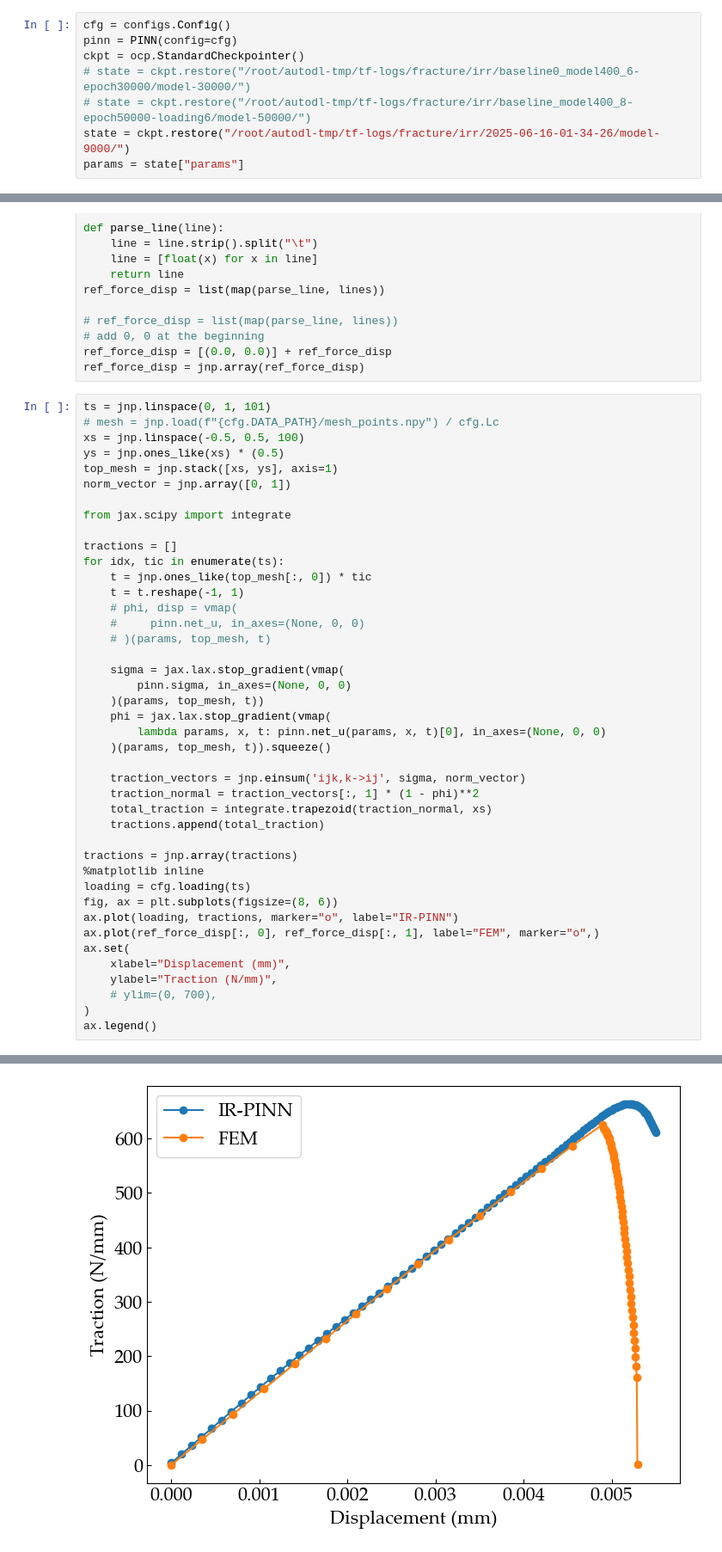
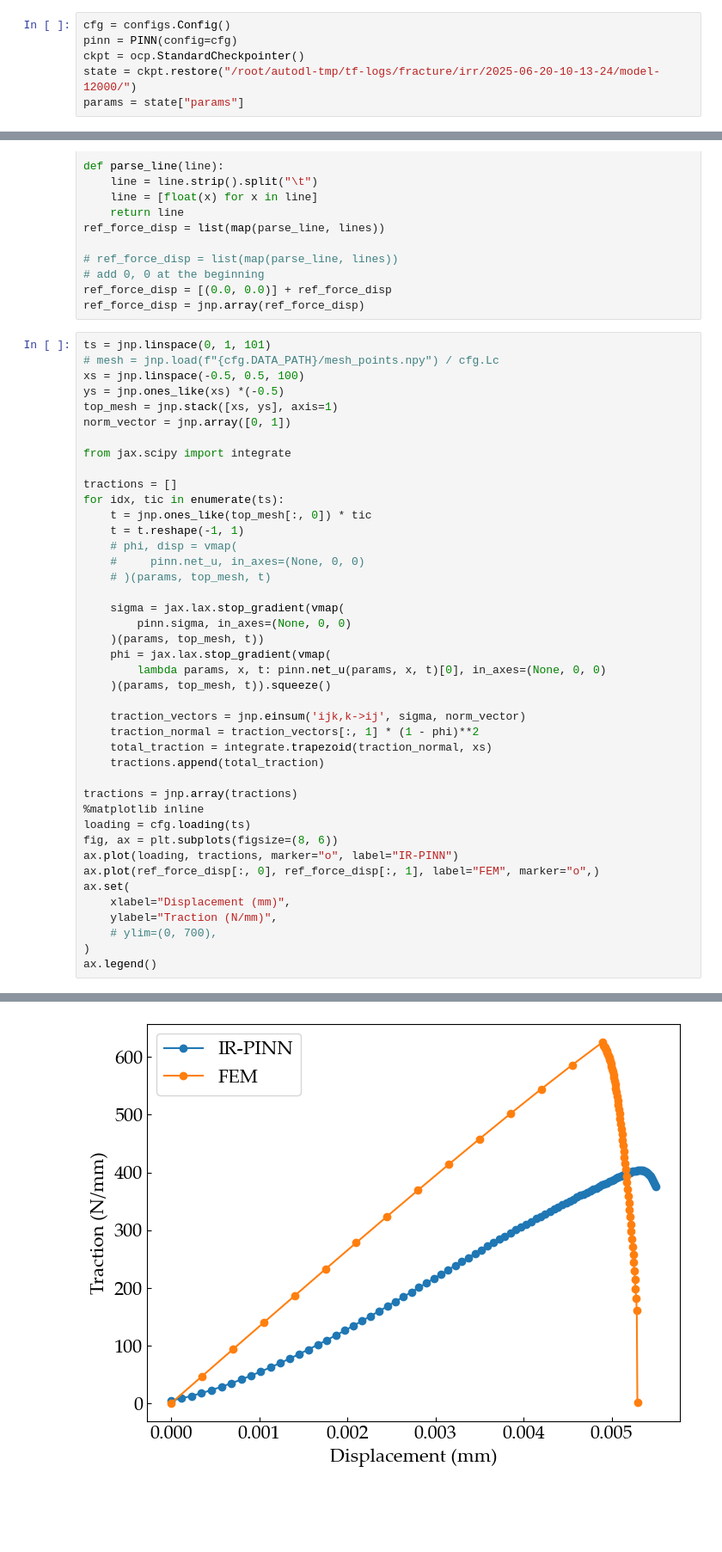
Before and after one commit to NanxiiChen/irr-pinns, a Jupyter notebook: examples/fracture/eval.ipynb, the cells around one changed output, grey strips where cells are left out. Shown: that part at 86% size. Drawn from its saved outputs; the diff is of its cells as text; blank space fills up the shorter version.

Commit message:
update fracture

```diff
--- a/examples/fracture/eval.ipynb
+++ b/examples/fracture/eval.ipynb
@@ -36,9 +36,7 @@ rcParams.update({
 cfg = configs.Config()
 pinn = PINN(config=cfg)
 ckpt = ocp.StandardCheckpointer()
-# state = ckpt.restore("/root/autodl-tmp/tf-logs/fracture/irr/baseline0_model400_6-epoch30000/model-30000/")
-# state = ckpt.restore("/root/autodl-tmp/tf-logs/fracture/irr/baseline_model400_8-epoch50000-loading6/model-50000/")
-state = ckpt.restore("/root/autodl-tmp/tf-logs/fracture/irr/2025-06-16-01-34-26/model-9000/")
+state = ckpt.restore("/root/autodl-tmp/tf-logs/fracture/irr/2025-06-20-10-13-24/model-12000/")
 params = state["params"]
 # %% [output]
 WARNING:absl:`StandardCheckpointHandler` expects a target tree to be provided for restore. Not doing so is generally UNSAFE unless you know the present topology to be the same one as the checkpoint wa ...
@@ -60,7 +58,7 @@ ref_force_disp = jnp.array(ref_force_disp)
 ts = jnp.linspace(0, 1, 101)
 # mesh = jnp.load(f"{cfg.DATA_PATH}/mesh_points.npy") / cfg.Lc
 xs = jnp.linspace(-0.5, 0.5, 100)
-ys = jnp.ones_like(xs) * (0.5)
+ys = jnp.ones_like(xs) *(-0.5)
 top_mesh = jnp.stack([xs, ys], axis=1)
 norm_vector = jnp.array([0, 1])
 
@@ -73,34 +71,34 @@ for idx, tic in enumerate(ts):
     # phi, disp = vmap(
     #     pinn.net_u, in_axes=(None, 0, 0)
     # )(params, top_mesh, t)
 
     sigma = jax.lax.stop_gradient(vmap(
         pinn.sigma, in_axes=(None, 0, 0)
     )(params, top_mesh, t))
     phi = jax.lax.stop_gradient(vmap(
         lambda params, x, t: pinn.net_u(params, x, t)[0], in_axes=(None, 0, 0)
     )(params, top_mesh, t)).squeeze()
 
     traction_vectors = jnp.einsum('ijk,k->ij', sigma, norm_vector)
     traction_normal = traction_vectors[:, 1] * (1 - phi)**2
     total_traction = integrate.trapezoid(traction_normal, xs)
     tractions.append(total_traction)
 
 tractions = jnp.array(tractions)
 %matplotlib inline
 loading = cfg.loading(ts)
 fig, ax = plt.subplots(figsize=(8, 6))
 ax.plot(loading, tractions, marker="o", label="IR-PINN")
 ax.plot(ref_force_disp[:, 0], ref_force_disp[:, 1], label="FEM", marker="o",)
 ax.set(
     xlabel="Displacement (mm)",
     ylabel="Traction (N/mm)",
     # ylim=(0, 700),
 )
 ax.legend()
 # %% [output]
 <matplotlib.legend.Legend at 0x...>
-[figure, old version]
+[figure, new version]
 # %%
 
 ts = jnp.linspace(0, 1, 101)
```
Also changed, not shown: parts of 2 cells of this notebook, 5 other files.
